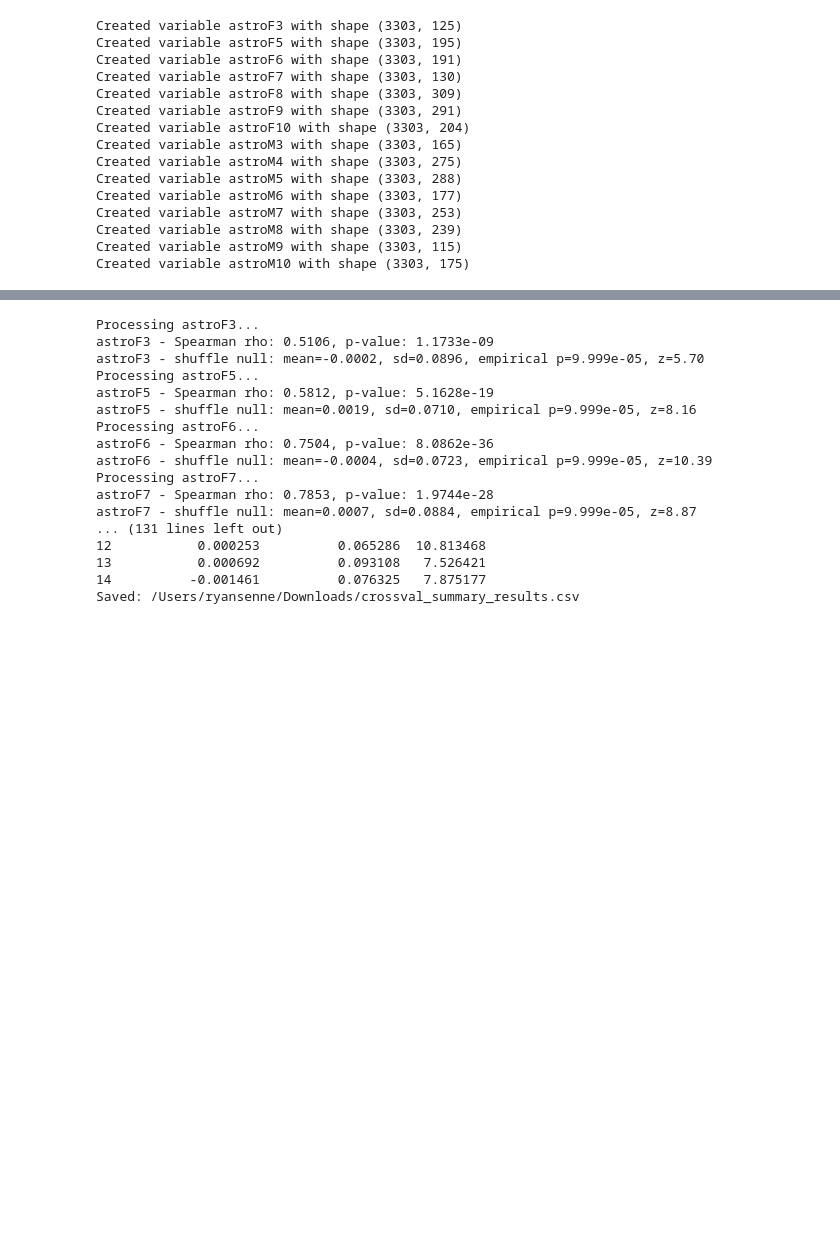
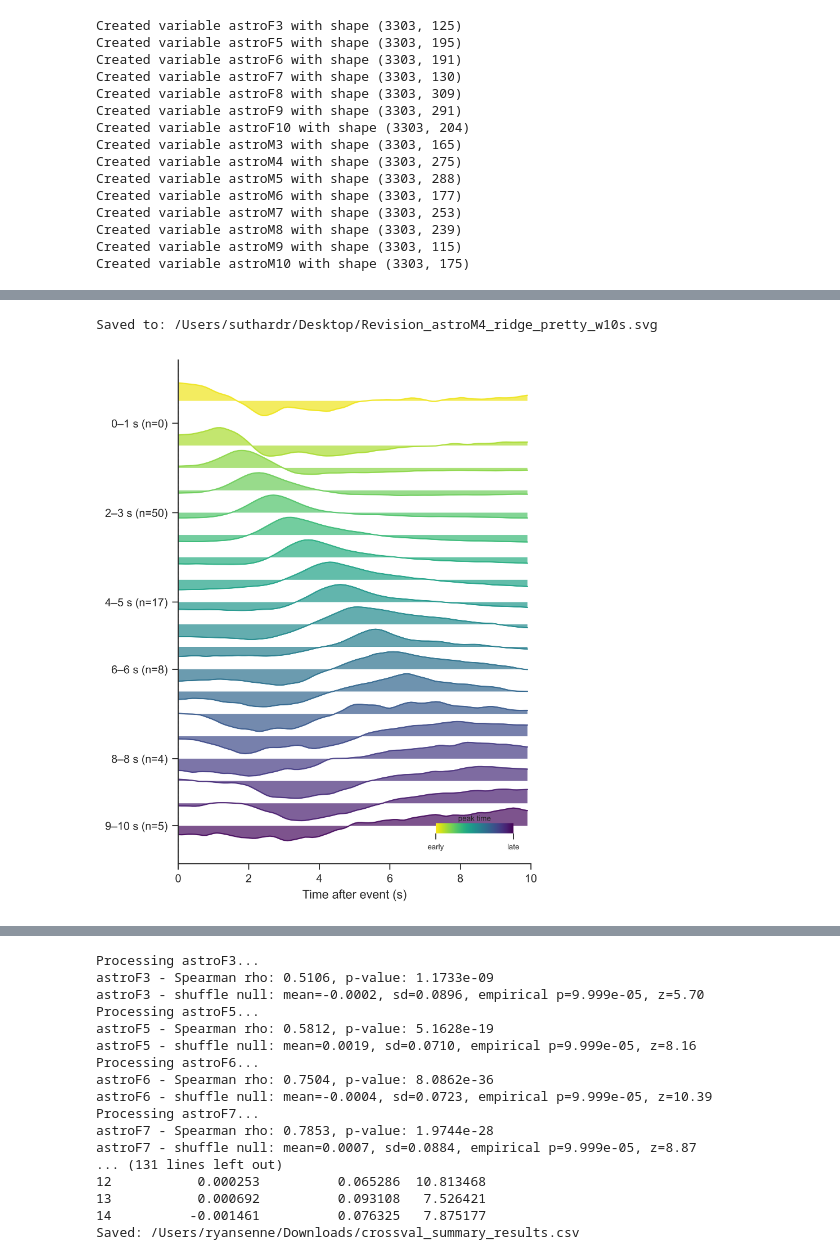
Before and after one commit to rsenne/dCA1_Paper, a Jupyter notebook: onep/Finalized/Figure2_crossvalled_heatmaps_rho_regression_FC.ipynb, the cells around one changed output, grey strips where cells are left out. Drawn from its saved outputs; the diff is of its cells as text; code cells hidden in the pictures; blank space fills up the shorter version.

```diff
--- a/onep/Finalized/Figure2_crossvalled_heatmaps_rho_regression_FC.ipynb
+++ b/onep/Finalized/Figure2_crossvalled_heatmaps_rho_regression_FC.ipynb
@@ -45,0 +394,18 @@ Created variable astroM10 with shape (3303, 175)
+# %%
+fig, ax, fp = run_post_event_ridgeplot_pretty(
+    animal_id='astroM4',
+    traces=astroM4,
+    timestamps=collection_fc.animals['astroM4'].Timestamps[:astroM4.shape[0]].to_numpy().squeeze(),
+    events=[120, 180, 240, 300],
+    window=10,
+    bin_size_sec=0.5,
+    smooth_sigma=1,
+    normalize='z',          # great for comparing ridge shapes
+    order='desc',                # late peak bins on top
+    ridge_gap=0.30,
+    save_path_prefix='/Users/suthardr/Desktop/Revision/'
+)
+print("Saved to:", fp)
+# %% [output]
+Saved to: /Users/suthardr/Desktop/Revision_astroM4_ridge_pretty_w10s.svg
+[figure, added]
```
Also changed, not shown: parts of 9 cells of this notebook, 6 other files.
